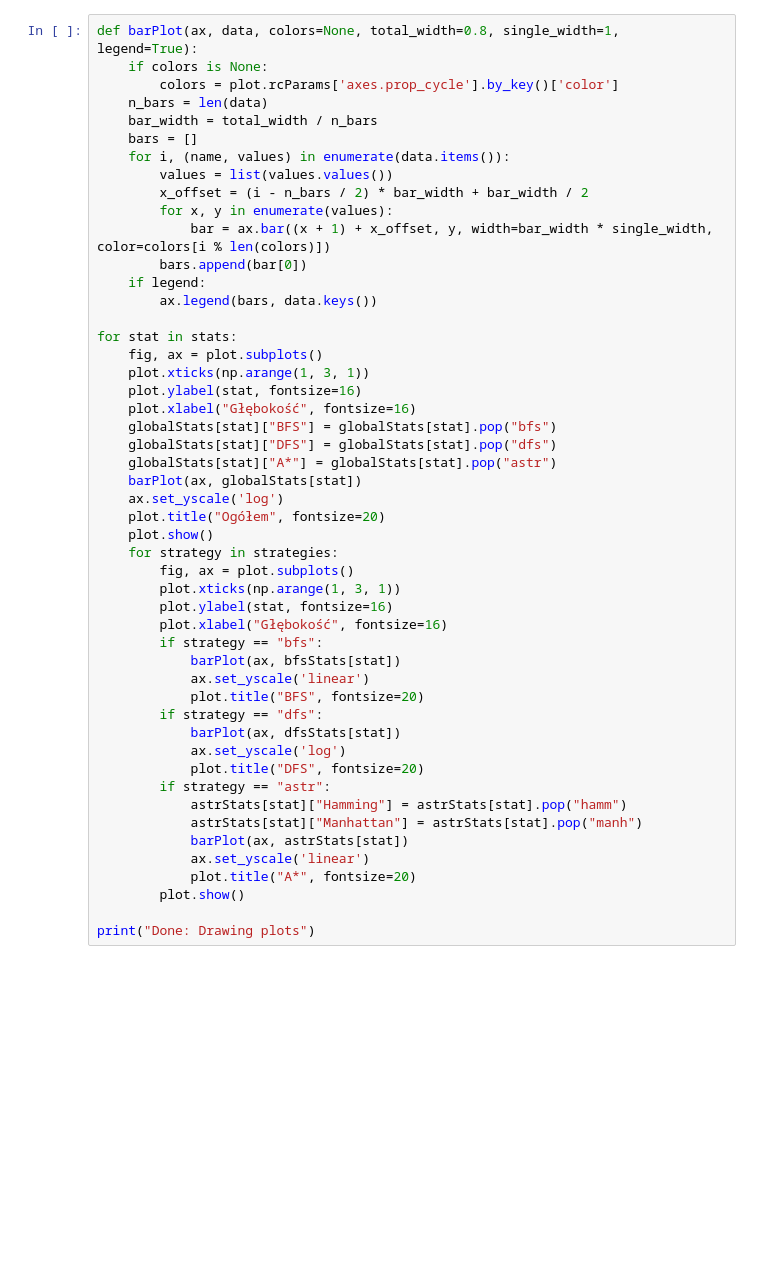
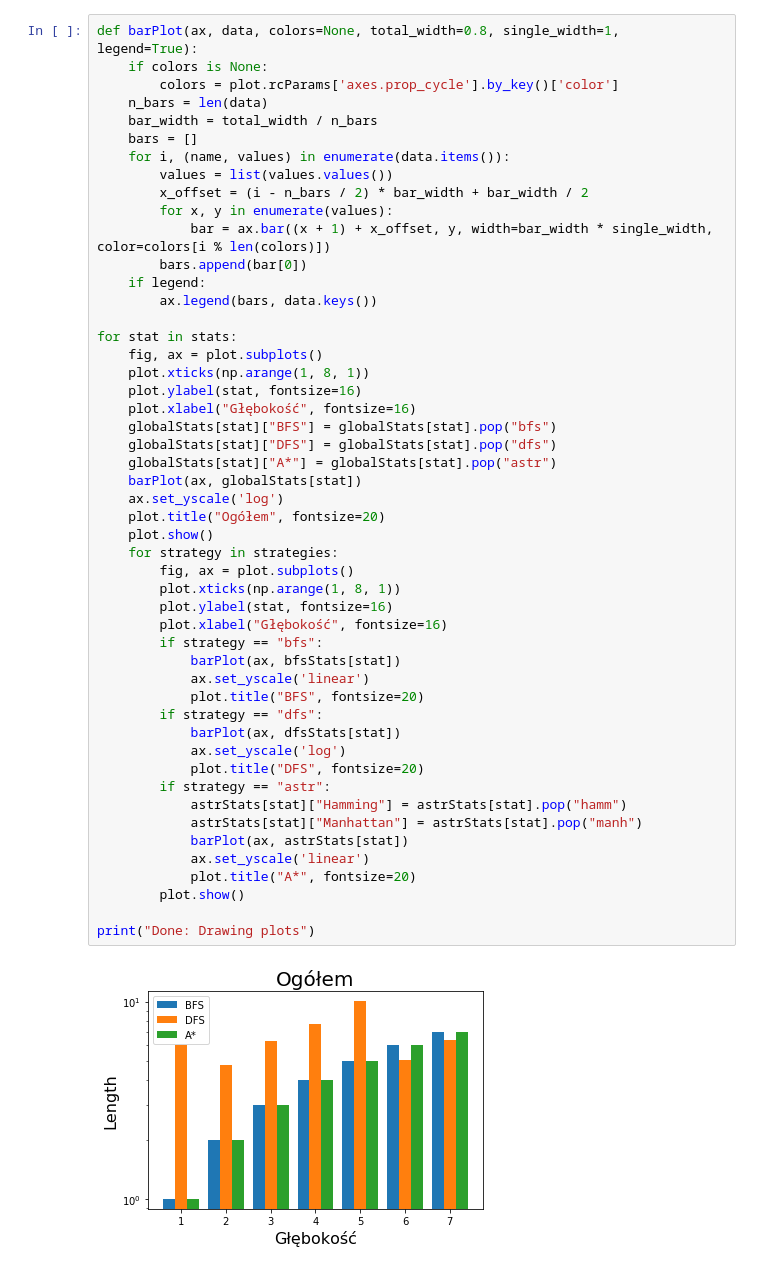
Before and after one commit to paw3lkunka/PL_2020_SISE, a Jupyter notebook: plots.ipynb, the cells around one changed output. Cells and saved outputs as stored; diff of their text form; blank space fills up the shorter version.

```diff
--- a/plots.ipynb
+++ b/plots.ipynb
@@ -121,35 +131,37 @@ def barPlot(ax, data, colors=None, total_width=0.8, single_width=1, legend=True)
 
 for stat in stats:
 	fig, ax = plot.subplots()
-	plot.xticks(np.arange(1, 3, 1))
+	plot.xticks(np.arange(1, 8, 1))
 	plot.ylabel(stat, fontsize=16)
 	plot.xlabel("Głębokość", fontsize=16)
 	globalStats[stat]["BFS"] = globalStats[stat].pop("bfs")
 	globalStats[stat]["DFS"] = globalStats[stat].pop("dfs")
 	globalStats[stat]["A*"] = globalStats[stat].pop("astr")
 	barPlot(ax, globalStats[stat])
 	ax.set_yscale('log')
 	plot.title("Ogółem", fontsize=20)
 	plot.show()
 	for strategy in strategies:
 		fig, ax = plot.subplots()
-		plot.xticks(np.arange(1, 3, 1))
+		plot.xticks(np.arange(1, 8, 1))
 		plot.ylabel(stat, fontsize=16)
 		plot.xlabel("Głębokość", fontsize=16)
 		if strategy == "bfs":
 			barPlot(ax, bfsStats[stat])
 			ax.set_yscale('linear')
 			plot.title("BFS", fontsize=20)
 		if strategy == "dfs":
 			barPlot(ax, dfsStats[stat])
 			ax.set_yscale('log')
 			plot.title("DFS", fontsize=20)
 		if strategy == "astr":
 			astrStats[stat]["Hamming"] = astrStats[stat].pop("hamm")
 			astrStats[stat]["Manhattan"] = astrStats[stat].pop("manh")
 			barPlot(ax, astrStats[stat])
 			ax.set_yscale('linear')
 			plot.title("A*", fontsize=20)
 		plot.show()
 
 print("Done: Drawing plots")
+# %% [output]
+[figure, added]
```
Also changed, not shown: parts of 5 cells of this notebook, 1 other file.
